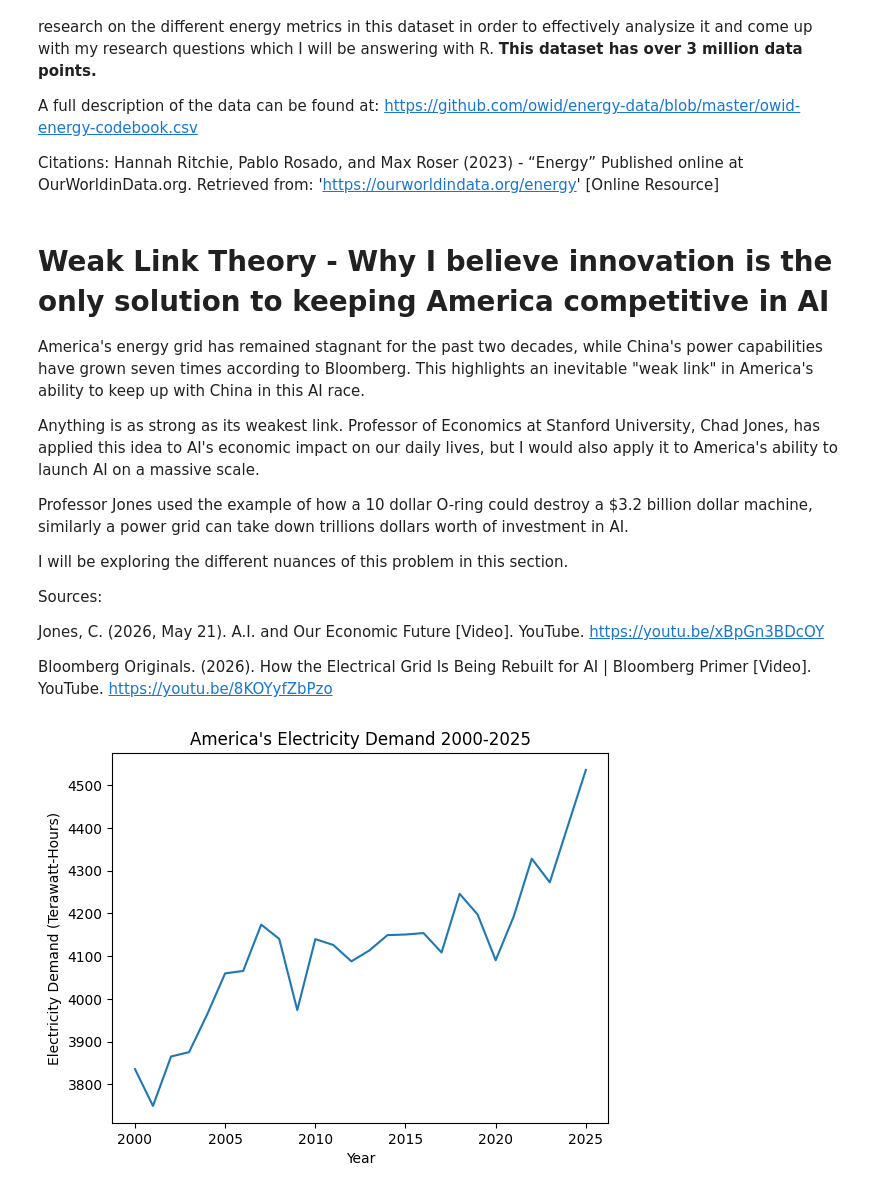
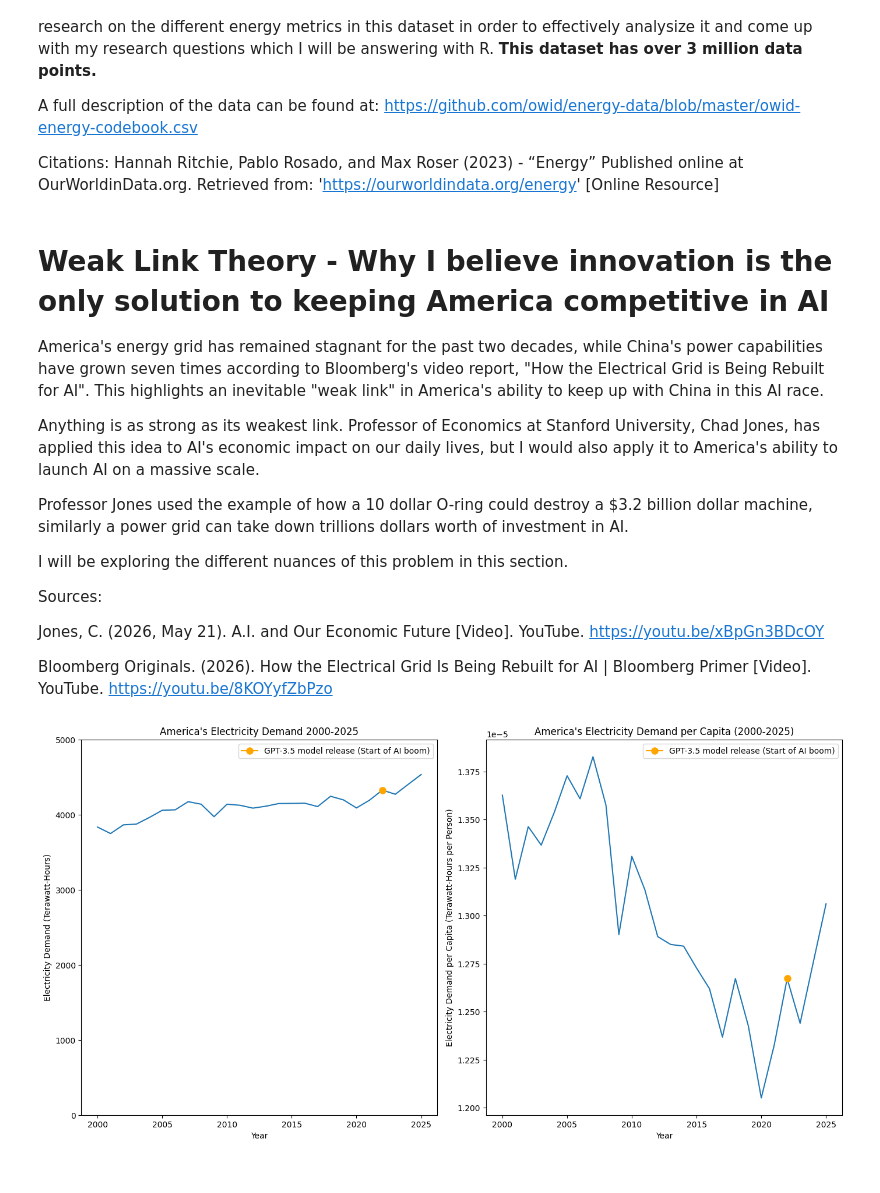
Before and after one commit to kduran-stack/climate_collection_kd, a Jupyter notebook: ML_energy_demand.ipynb, the cells around one changed output. Saved outputs shown, nothing was run; the diff lists cells and outputs as text; code cells hidden in the pictures.

Commit message:
2nd draft of plot 1, adding and evaluating statistics

```diff
--- a/ML_energy_demand.ipynb
+++ b/ML_energy_demand.ipynb
@@ -35,7 +35,7 @@ df = pd.read_csv(url)
 # %% [markdown]
 # Weak Link Theory - Why I believe innovation is the only solution to keeping America competitive in AI
 
-America's energy grid has remained stagnant for the past two decades, while China's power capabilities have grown seven times according to Bloomberg. This highlights an inevitable "weak link" in America's ability to keep up with China in this AI race.
+America's energy grid has remained stagnant for the past two decades, while China's power capabilities have grown seven times according to Bloomberg's video report, "How the Electrical Grid is Being Rebuilt for AI". This highlights an inevitable "weak link" in America's ability to keep up with China in this AI race.
 
 Anything is as strong as its weakest link. Professor of Economics at Stanford University, Chad Jones, has applied this idea to AI's economic impact on our daily lives, but I would also apply it to America's ability to launch AI on a massive scale.
 
@@ -51,30 +51,90 @@ Bloomberg Originals. (2026). How the Electrical Grid Is Being Rebuilt for AI | B
 # %%
 #rows
 row_mask = (df["iso_code"] == "USA") & (df["year"].between(1985, 2025)) #Looking at the headers: column header = iso, stop at column value USA
 #columns
 columns = ["iso_code", "year", "electricity_demand"] #columns that we mentioned previously, of which we only wanted particular parts (which is why we did the row mask) + electricity demand
 america_unmasked = df.loc[row_mask, columns]
 
 
 
 
 # Create a mask column directly in pandas, do not used np.ma.masked_where because this will change it into a numpy dataframe
 america_unmasked = df.loc[row_mask, columns]
 
 # Drop rows where electricity_demand is NAN (only doing electricity_demand)
 america = america_unmasked.dropna(subset=["electricity_demand"])
 
 #america.head() #starts at 2000
 
 #america_unmasked.head() #starts at 1985
 
 
-#fig = figure.size(12,6)
 
-plt.plot(america["year"], america["electricity_demand"])
-plt.xlabel("Year")
-plt.ylabel("Electricity Demand (Terawatt-Hours)")
-plt.title("America's Electricity Demand 2000-2025")
-plt.show()
+
+# Create a figure with a clean layout size
+plt.figure(figsize=(14, 14))  #width,height
+
+
+# Changed to spanning 4 rows and 4 columns so they fill up the 8x8 space nicely - AI fix
+ax1 = plt.subplot2grid((8,8), (0,0), rowspan=4, colspan=4) # America's electricity demand
+ax2 = plt.subplot2grid((8,8), (0,4), rowspan=4, colspan=4) # America's Electricity demand per capita
+
+# Plot 1: Absolute Demand
+ax1.plot(america["year"], america["electricity_demand"])
+ax1.set_yticks(np.arange(0, 5001, 1000))
+ax1.set(
+    ylim=(0, 5000),
+    xlabel="Year",
+    ylabel="Electricity Demand (Terawatt-Hours)",
+    title="America's Electricity Demand 2000-2025"
+)
+
+# Data Processing for Plot 2
+rows = (df["iso_code"] == "USA") & (df["year"]).between(2000, 2025)
+col = ["iso_code", "year", "electricity_demand_per_capita"]
+
+america_per_unmasked = df.loc[rows, col]
+america_per = america_per_unmasked.dropna(subset=["electricity_demand_per_capita"]).copy()
+
+# Conversion
+america_per["electricity_demand_per_capita"] = america_per["electricity_demand_per_capita"] / 1_000_000_000
+
+#dot mask first graph:
+
+a1_2022 = america[america["year"] == 2022]
+a1_demand_2022 = a1_2022["electricity_demand"]
+ax1.plot(2022, a1_demand_2022, marker="o", color="orange", markersize=8, label="GPT-3.5 model release (Start of AI boom)")
+#average line before chatgpt (will need to put statistics before this and move data before this also)
+#ax1.axhline(y=avg_2000_2022, color="pink", linestyle="--", label="Average Terawatt Hours before Chatgpt")
+
+ax1.legend()
+
+
+
+# Mask for 2022 dot
+row_2022 = america_per[america_per["year"] == 2022]
+demand_2022 = row_2022["electricity_demand_per_capita"]
+
+ax2.plot(america_per["year"], america_per["electricity_demand_per_capita"])
+ax2.set_xlabel("Year")
+ax2.set_ylabel("Electricity Demand per Capita (Terawatt-Hours per Person)")
+ax2.set_title("America's Electricity Demand per Capita (2000-2025)")
+
+#trying to make both graphs the same y scale
+# ax2.set(
+#     ylim=(0, 5000),
+#     xlabel="Year",
+#     ylabel="Electricity Demand per Capita (Terawatt-Hours per Person)",
+#     title="America's Electricity Demand per Capita (2000-2025)"
+# )
+
+# Dot
+ax2.plot(2022, demand_2022, marker="o", color="orange", markersize=8, label="GPT-3.5 model release (Start of AI boom)")
+
+ax2.legend()
+
+plt.tight_layout() # Automatically adjust spacing so labels don't overlap
+
+#plt.show()
 # %% [output]
-[figure, old version]
+[figure, new version]
```
Also changed, not shown: parts of 5 cells of this notebook.
